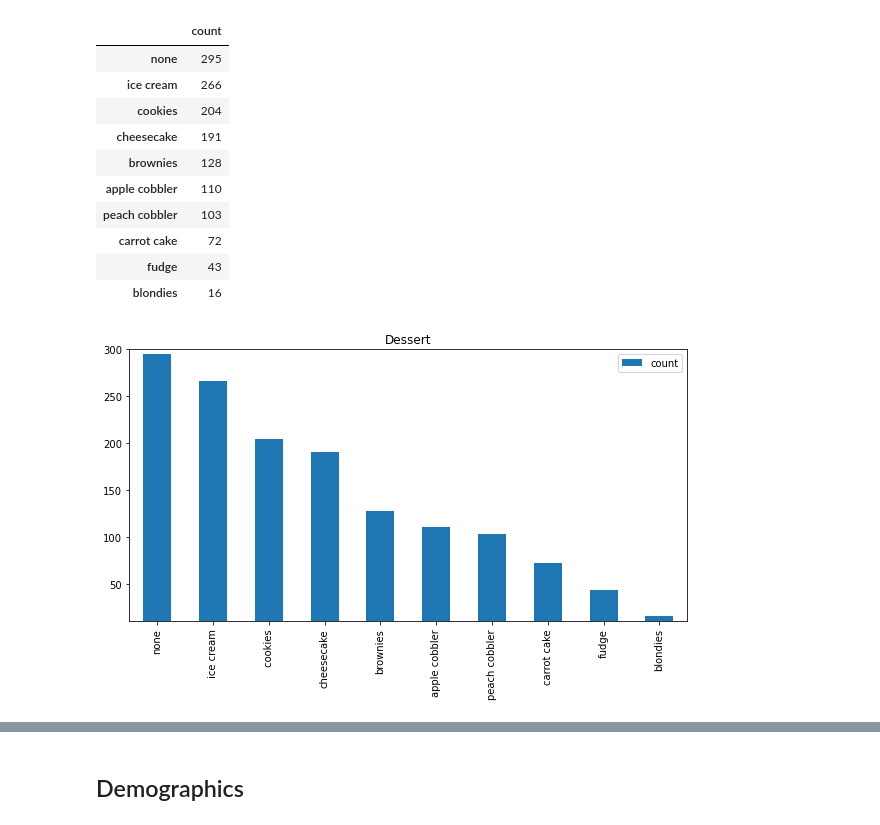
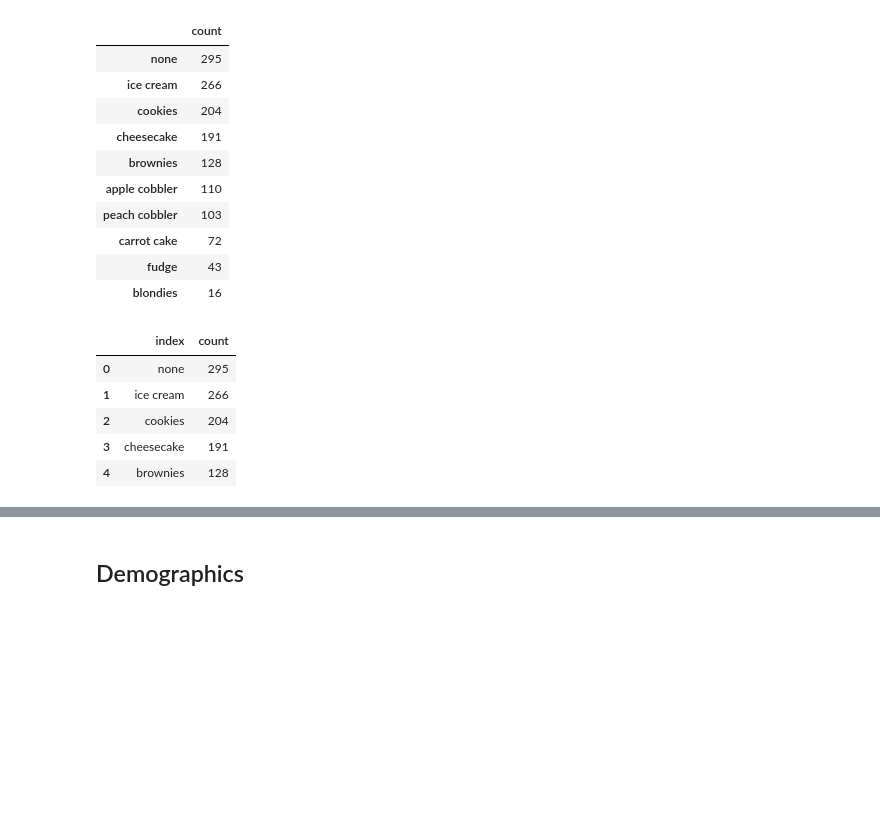
Before and after one commit to aalfiler/AB_caseStudy, a Jupyter notebook: nap_time.ipynb, the cells around one changed output, grey strips where cells are left out. Cells and saved outputs as stored; diff of their text form; code cells hidden in the pictures; blank space fills up the shorter version.

```diff
--- a/nap_time.ipynb
+++ b/nap_time.ipynb
@@ -177,9 +184,13 @@ dessert
 | carrot cake | 72 |
 | fudge | 43 |
 | blondies | 16 |
-# %%
-dessert.plot(kind='bar', figsize=(10,5), title='Dessert')
-plt.ylim(10,300)
-plt.show()
-# %% [output]
-[figure, removed]
+# %%
+dessert = dessert.reset_index().head()
+dessert
+# %% [output]
+|  | index | count |
+| 0 | none | 295 |
+| 1 | ice cream | 266 |
+| 2 | cookies | 204 |
+| 3 | cheesecake | 191 |
+| 4 | brownies | 128 |
```
Also changed, not shown: parts of 8 cells of this notebook, 4 other files.
